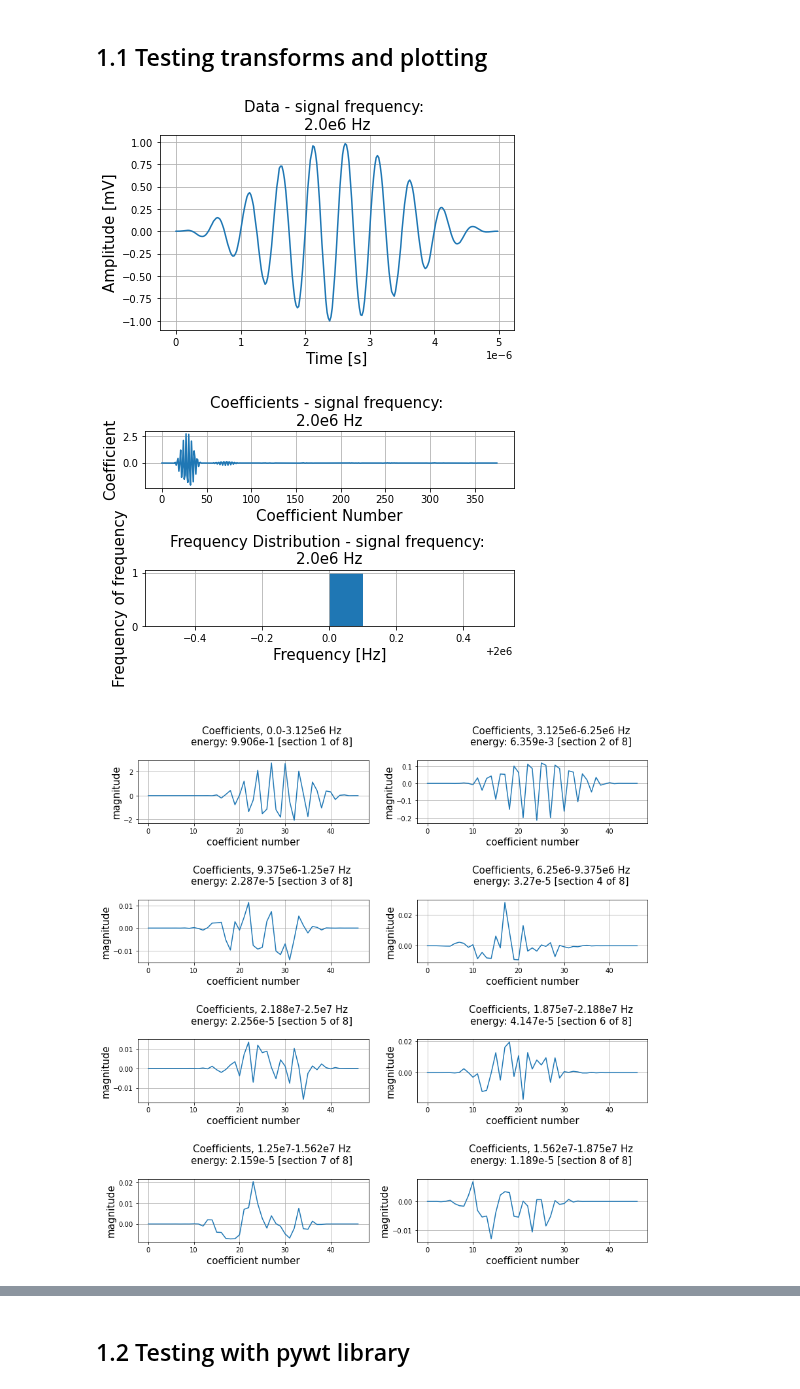
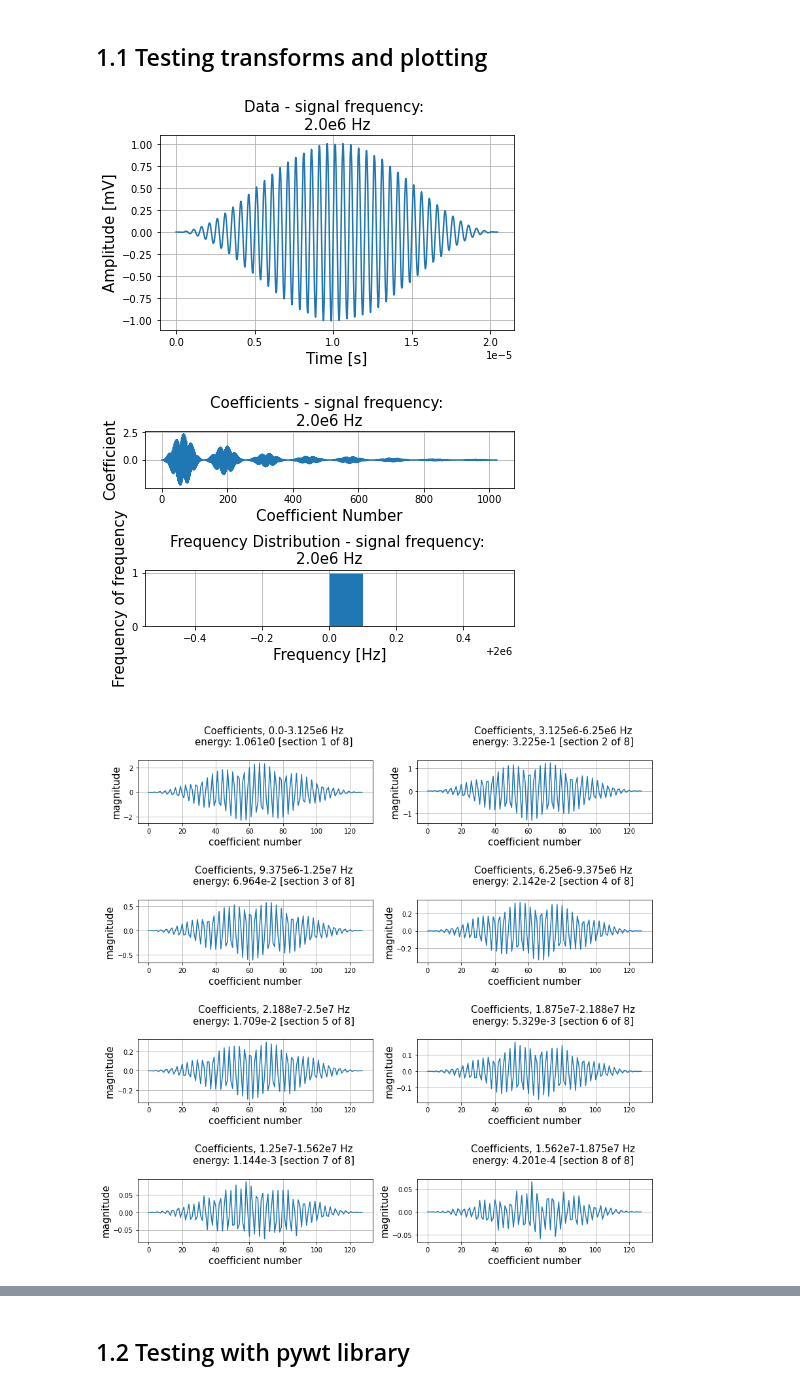
Before and after one commit to USonixGroup/wpt-cavitation, a Jupyter notebook: notebooks/transform_testing.ipynb, the cells around one changed output, grey strips where cells are left out. Cells and saved outputs as stored; diff of their text form; code cells hidden in the pictures.

```diff
--- a/notebooks/transform_testing.ipynb
+++ b/notebooks/transform_testing.ipynb
@@ -3,16 +15,4 @@
 # %%
-import sys
-sys.path.append('..')
-
-from wavelet_transform.test import synthetic_data as sd
-from wavelet_transform.wpt import transform as wpt
-from wavelet_transform.postprocess import plotting as plot
-from wavelet_transform.utils.extensions import sci_form
-from wavelet_transform.test import plotting as test_plot
-
-import matplotlib.pyplot as plt
-from scipy import signal
-
 amp_sin_waves = 1 # amplitude of the sine waves added together to form the signal
 sampling_rate = 50e6
 phase = 0
@@ -21,7 +21,7 @@ frequency = 2e6
 
 frequencies = [frequency] # create list of frequencies for synthetic data
 time_period = 1/frequency
-signal_duration = 10*time_period # duration of the signal is 10 times the test frequency
+signal_duration = 100*time_period # duration of the signal is 10 times the test frequency
 delay = 0#2*time_period # signal starts 2 time periods late
 end = signal_duration#8*time_period # signal ends 2 time periods early
 
@@ -32,35 +32,38 @@ data, t_plot = sd.sound_wave(
     amp_sin_waves, frequencies, phase, signal_duration,
     sampling_rate, delay, end
     )
 
 # add noise
 gaussian_noise = sd.noise(gaussian_noise_std,signal_duration,sampling_rate)
 data += gaussian_noise
+data = data[:2**10]
+t_plot = t_plot[:2**10]
 data = signal.windows.hann(len(data))*data
 
 # transform parameters
 levels = 3
-db_order = 10
+db_order = 1
 wavelet = f'db{db_order}'
+mode = "zero"
 
 # transform
-transform_object = wpt.dwpt(data,levels, wavelet, 'constant')
+transform_object = wpt.dwpt(data,levels, wavelet, mode)
 final_level_nodes = transform_object.get_level(levels)
 dwt_nodes = transform_object.dwt_results() # the dwt results can be extracted from the dwpt
 
 # calculate energy
 transform_object.calc_frequencies(sampling_rate)
 
 # set title
 f = sci_form(frequency)
 title = f"- signal frequency: \n{f} Hz"
 
 # plot everything
 plot.full_plot(
     final_level_nodes, data, t_plot, sampling_rate,
     title, frequencies
     )
 # %% [output]
-[figure, old version]
+[figure, new version]
-[figure, old version]
+[figure, new version]
-[figure, old version]
+[figure, new version]
```
Also changed, not shown: parts of 5 cells of this notebook, 3 other files.
